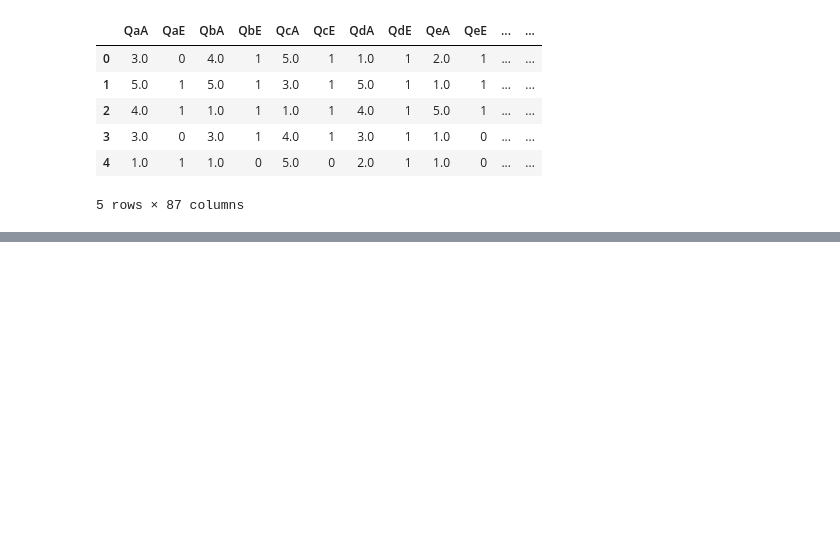
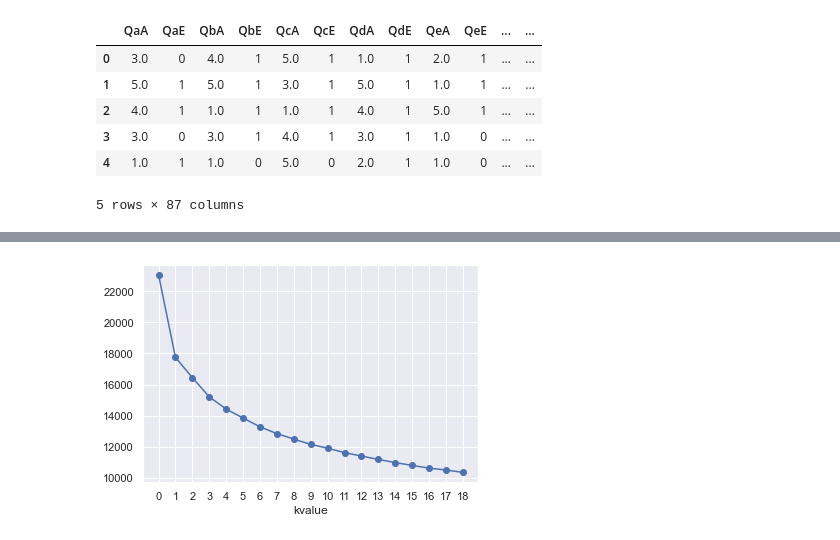
Before and after one commit to ineed-coffee/vote_prediction_from_Machiavellism_test, a Jupyter notebook: EDA/PoC/Clustering.ipynb, the cells around one changed output, grey strips where cells are left out. Cells and saved outputs as stored; diff of their text form; code cells hidden in the pictures; blank space fills up the shorter version.

```diff
--- a/EDA/PoC/Clustering.ipynb
+++ b/EDA/PoC/Clustering.ipynb
@@ -248,3 +248,7 @@ data.head()
 | 3 | 3.0 | 0 | 3.0 | 1 | 4.0 | 1 | 3.0 | 1 | 1.0 | 0 | ... | ... |
 | 4 | 1.0 | 1 | 1.0 | 0 | 5.0 | 0 | 2.0 | 1 | 1.0 | 0 | ... | ... |
 5 rows × 87 columns
+# %%
+# k = 3 인 클러스터에서 성별이 남성 또는 여성이 나옴 -> 다시 kmeans 진행
+data2 = data[data['k3'] == 0][columnlist]
+data2.head()
@@ -250,0 +262,15 @@ data.head()
+# %%
+mm = MinMaxScaler()
+scaledata2= mm.fit_transform(data2)
+scaledata2 = pd.DataFrame(scaledata2,columns = columnlist)
+dist2 =[]
+for i in range(1,20):
+    km2 = KMeans(n_clusters=i,init = 'k-means++',n_init=10,max_iter = 200)
+    km2.fit(scaledata2)
+    dist2.append(km2.inertia_)
+plt.plot(range(len(dist)),dist2,marker = 'o')
+ticks = plt.xticks(range(len(dist2)))
+plt.xlabel('kvalue')
+plt.show()
+# %% [output]
+[figure, added]
```
Also changed, not shown: parts of 12 cells of this notebook.
